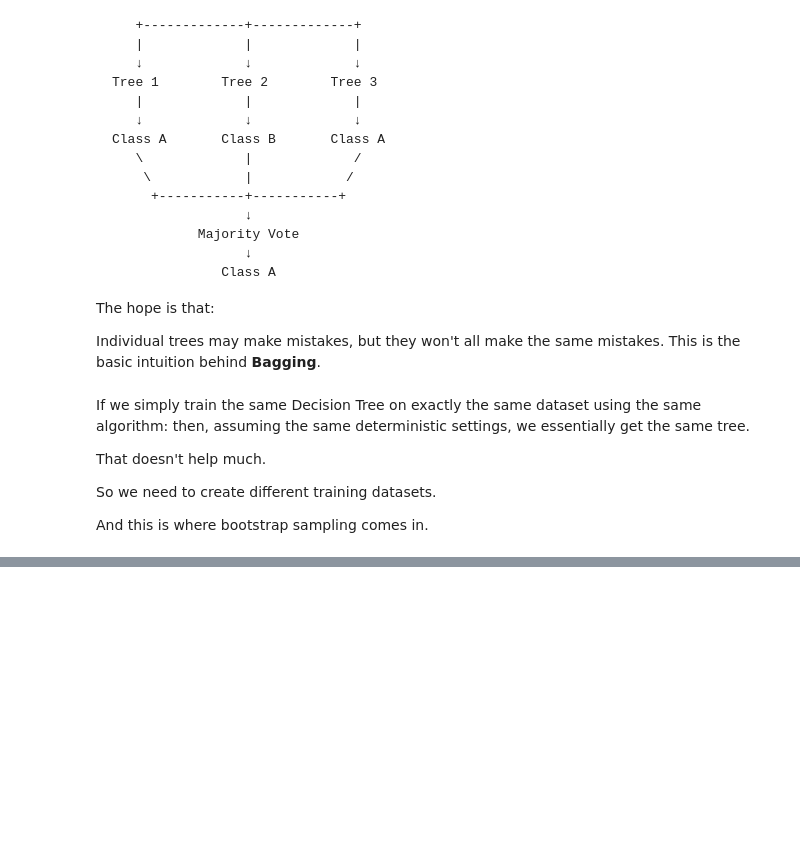
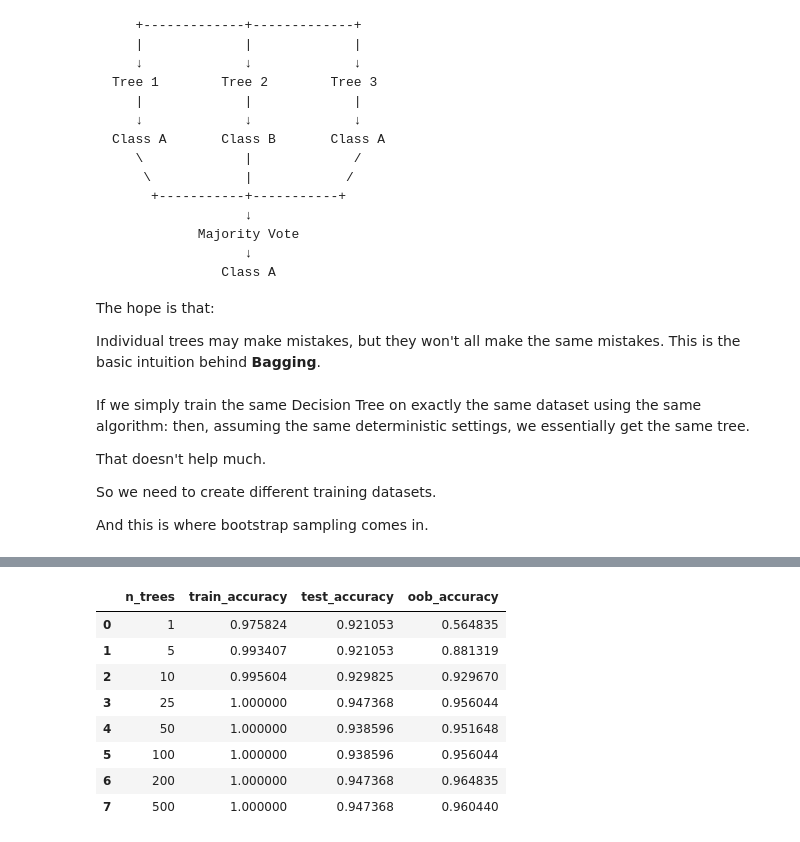
Before and after one commit to blu3-bird/hands-on, a Jupyter notebook: notebooks/decision_tree.ipynb, the cells around one changed output, grey strips where cells are left out. Saved outputs shown, nothing was run; the diff lists cells and outputs as text; code cells hidden in the pictures; blank space fills up the shorter version.

Commit message:
updated the decision tree notebook

```diff
--- a/notebooks/decision_tree.ipynb
+++ b/notebooks/decision_tree.ipynb
@@ -1968,0 +2450,16 @@ And this is where bootstrap sampling comes in.
+# %%
+# Let's test this with our model
+from sklearn.ensemble import BaggingClassifier
+from sklearn.tree import DecisionTreeClassifier
+
+bag_oob = BaggingClassifier(
+    estimator=DecisionTreeClassifier(random_state=42),
+    n_estimators=100,
+    max_samples=1.0,
+    bootstrap=True,
+    oob_score=True,
+    random_state=42,
+    n_jobs=-1
+)
+
+bag_oob.fit(X_train, y_train)
@@ -1968,0 +2542,57 @@ And this is where bootstrap sampling comes in.
+# %%
+# Let's see this experimentally
+
+from sklearn.ensemble import BaggingClassifier
+from sklearn.tree import DecisionTreeClassifier
+from sklearn.metrics import accuracy_score
+
+n_trees = [1, 5, 10, 25, 50, 100, 200, 500]
+
+results = []
+
+for n in n_trees:
+
+    bag = BaggingClassifier(
+        estimator=DecisionTreeClassifier(random_state=42),
+        n_estimators=n,
+        max_samples=1.0,
+        bootstrap=True,
+        oob_score=True,
+        random_state=42,
+        n_jobs=-1       # number of cpu cores
+    )
+
+    bag.fit(X_train, y_train)
+
+    train_acc = accuracy_score(
+        y_train,
+        bag.predict(X_train)
+    )
+
+    test_acc = accuracy_score(
+        y_test,
+        bag.predict(X_test)
+    )
+
+    results.append({
+        "n_trees": n,
+        "train_accuracy": train_acc,
+        "test_accuracy": test_acc,
+        "oob_accuracy": bag.oob_score_
+    })
+
+import pandas as pd
+
+results_df = pd.DataFrame(results)
+
+results_df
+# %% [output]
+|  | n_trees | train_accuracy | test_accuracy | oob_accuracy |
+| 0 | 1 | 0.975824 | 0.921053 | 0.564835 |
+| 1 | 5 | 0.993407 | 0.921053 | 0.881319 |
+| 2 | 10 | 0.995604 | 0.929825 | 0.929670 |
+| 3 | 25 | 1.000000 | 0.947368 | 0.956044 |
+| 4 | 50 | 1.000000 | 0.938596 | 0.951648 |
+| 5 | 100 | 1.000000 | 0.938596 | 0.956044 |
+| 6 | 200 | 1.000000 | 0.947368 | 0.964835 |
+| 7 | 500 | 1.000000 | 0.947368 | 0.960440 |
```
Also changed, not shown: parts of 52 cells of this notebook.
